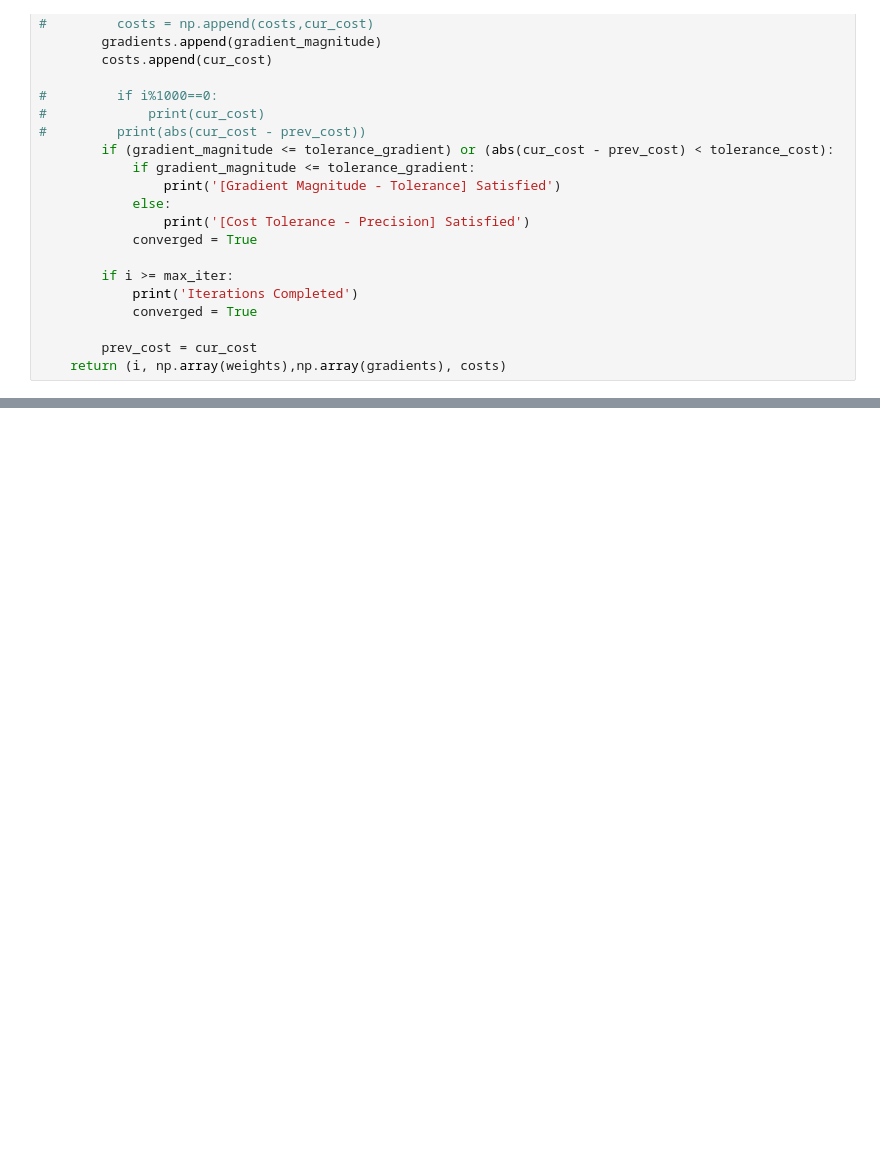
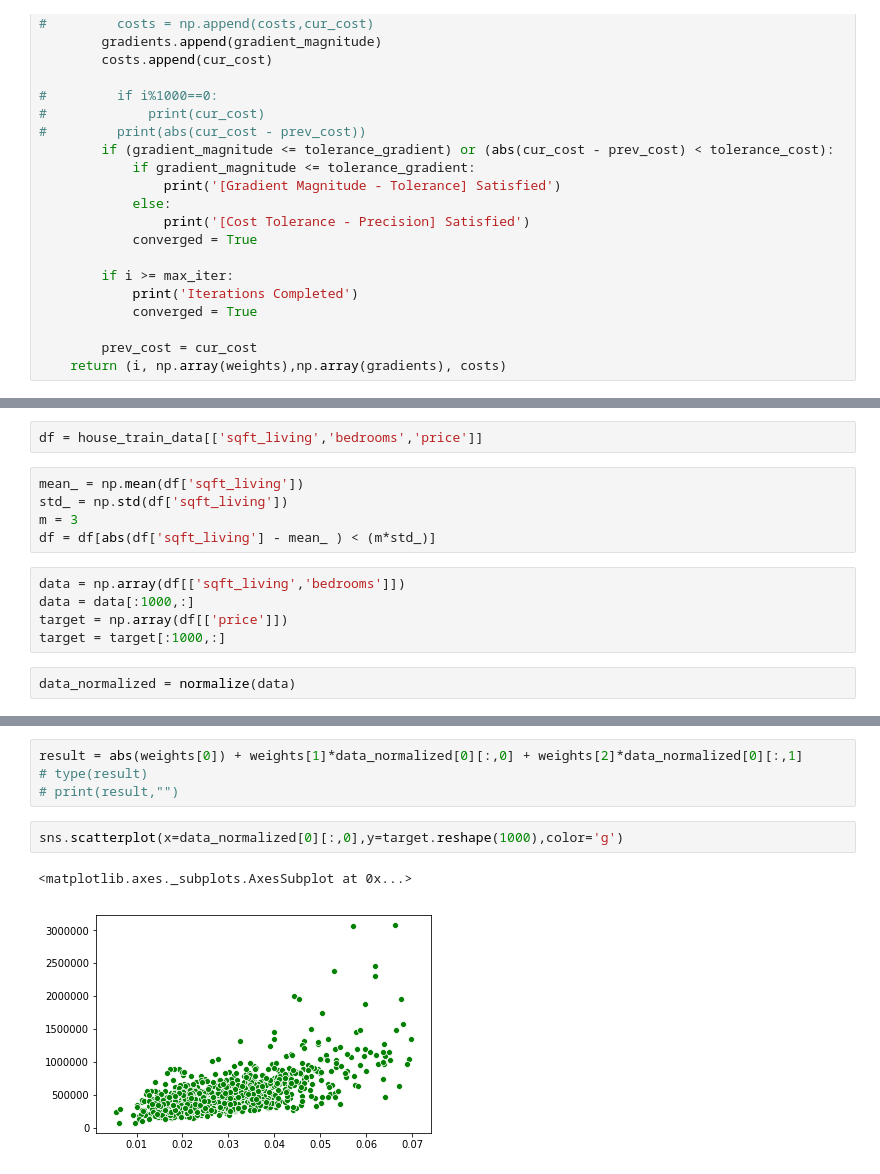
Before and after one commit to nauman-chaudhary/LinearRegression, a Jupyter notebook: L1 Regularization (Lasso).ipynb, the cells around one changed output, grey strips where cells are left out. Drawn from its saved outputs; the diff is of its cells as text; blank space fills up the shorter version.

```diff
--- a/L1 Regularization (Lasso).ipynb
+++ b/L1 Regularization (Lasso).ipynb
@@ -96,0 +150,14 @@ def gradient_descent(x=None,y=None,tolerance_gradient=0.01, tolerance_cost=0.000
+# %%
+df = house_train_data[['sqft_living','bedrooms','price']]
+# %%
+mean_ = np.mean(df['sqft_living'])
+std_ = np.std(df['sqft_living'])
+m = 3
+df = df[abs(df['sqft_living'] - mean_ ) < (m*std_)]
+# %%
+data = np.array(df[['sqft_living','bedrooms']])
+data = data[:1000,:]
+target = np.array(df[['price']])
+target = target[:1000,:]
+# %%
+data_normalized = normalize(data)
@@ -96,0 +183,9 @@ def gradient_descent(x=None,y=None,tolerance_gradient=0.01, tolerance_cost=0.000
+# %%
+result = abs(weights[0]) + weights[1]*data_normalized[0][:,0] + weights[2]*data_normalized[0][:,1]
+# type(result)
+# print(result,"")
+# %%
+sns.scatterplot(x=data_normalized[0][:,0],y=target.reshape(1000),color='g')
+# %% [output]
+<matplotlib.axes._subplots.AxesSubplot at 0x...>
+[figure, added]
```
Also changed, not shown: parts of 17 cells of this notebook, 1 other file.
